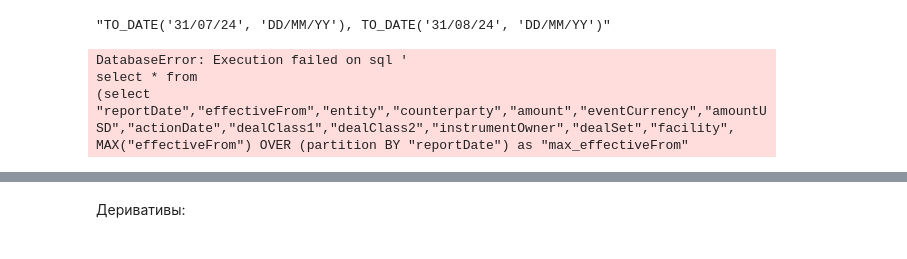
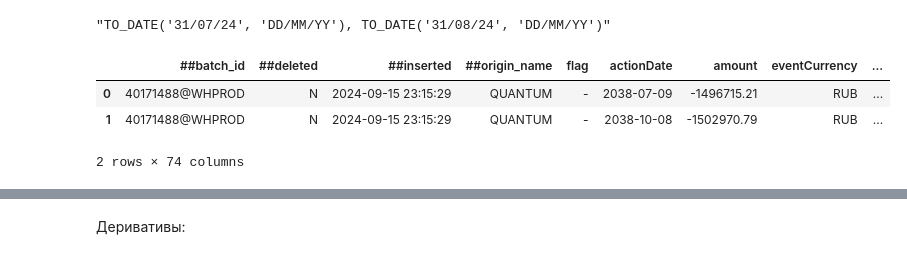
Before and after one commit to Lirollel/Work_AIM_Jupyter-Python-Pandas, a Jupyter notebook: OCP/Testing_bd/Quantum/Quantum_vs_OCP.ipynb, the cells around one changed output, grey strips where cells are left out. Cells and saved outputs as stored; diff of their text form; code cells hidden in the pictures.

Commit message:
quantum OCP

```diff
--- a/OCP/Testing_bd/Quantum/Quantum_vs_OCP.ipynb
+++ b/OCP/Testing_bd/Quantum/Quantum_vs_OCP.ipynb
@@ -5,4 +7,5 @@ from Imports import *
 # %%
+quantum_columns = str(export_from_RISKCUSTOM("""select *from "RISKACCESS"."quantumDebt" fetch first 1 rows only""").columns.tolist()).replace('\'','\"')[1:-1]
 dates = ['31/07/24', '31/08/24']
 dates_SQL = str([f'TO_DATE(\'{item}\', \'DD/MM/YY\')' for item in dates])[1:-1].replace('\"','')
 dates_SQL
@@ -10,18 +13,23 @@ dates_SQL
 "TO_DATE('31/07/24', 'DD/MM/YY'), TO_DATE('31/08/24', 'DD/MM/YY')"
 # %%
 query = f"""
-select * from
-(select "reportDate","effectiveFrom","entity","dealNo","holding","counterparty","amount","eventCurrency","amountUSD","actionDate","dealClass1","dealClass2","instrumentOwner","dealSet","facility",
+with table_1 as
+(select
+{quantum_columns},
+--"reportDate","effectiveFrom","entity","dealNo","holding","counterparty","amount","eventCurrency","amountUSD","actionDate","dealClass1","dealClass2","instrumentOwner","dealSet","facility",
 MAX("effectiveFrom") OVER (partition BY "reportDate") as "max_effectiveFrom"
 from "RISKACCESS"."quantumDebt"
 where "reportDate" in ({dates_SQL})
---fetch first 10 rows only)
-where "effectiveFrom" = "max_effectiveFrom"
+--fetch first 10 rows only
+)
+select * from table_1
+where "effectiveFrom" = table_1."max_effectiveFrom"
+--fetch first 10 rows only
 """
 data_Debt_export = export_from_RISKCUSTOM(query)
 data_Debt_export.head(2)
 # %% [output]
+|  | ##batch_id | ##deleted | ##inserted | ##origin_name | flag | actionDate | amount | eventCurrency | ... |
+| 0 | 40171488@WHPROD | N | 2024-09-15 23:15:29 | QUANTUM | - | 2038-07-09 | -1496715.21 | RUB | ... |
+| 1 | 40171488@WHPROD | N | 2024-09-15 23:15:29 | QUANTUM | - | 2038-10-08 | -1502970.79 | RUB | ... |
-DatabaseError: Execution failed on sql '
-select * from
-(select "reportDate","effectiveFrom","entity","counterparty","amount","eventCurrency","amountUSD","actionDate","dealClass1","dealClass2","instrumentOwner","dealSet","facility",
-MAX("effectiveFrom") OVER (partition BY "reportDate") as "max_effectiveFrom"
+2 rows × 74 columns
```
Also changed, not shown: parts of 17 cells of this notebook, 3 other files.
